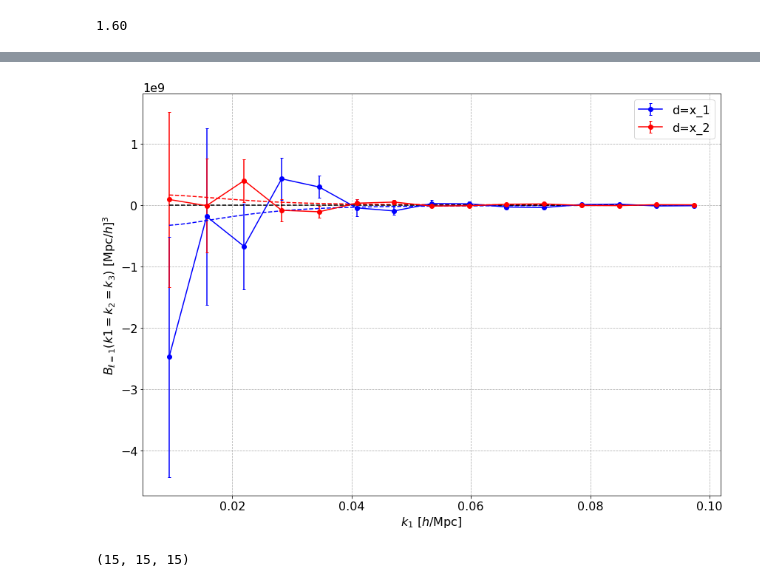
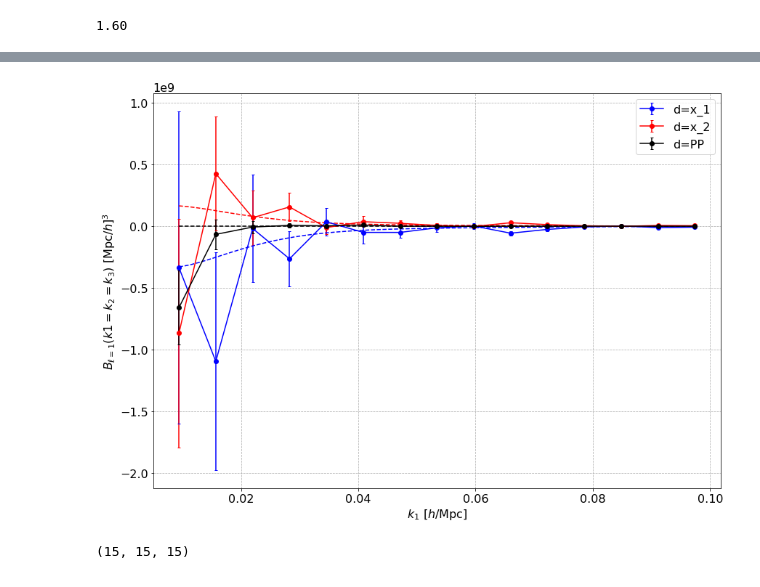
Before and after one commit to craddis1/PkBk, a Jupyter notebook: Notebooks/Bk_18_7_23.ipynb, the cells around one changed output, grey strips where cells are left out. Drawn from its saved outputs; the diff is of its cells as text; code cells hidden in the pictures.

```diff
--- a/Notebooks/Bk_18_7_23.ipynb
+++ b/Notebooks/Bk_18_7_23.ipynb
@@ -79,7 +79,7 @@ field_tmp = np.load(path + 'fields_CIC/' + realisation + '_' + red_info + '_' +
 %%time
 rfft=False
 order=2
-obs_pos=(500,500,0)
+obs_pos=(500,500,-500)
 grid_info = cgi.compute_survey(Nside,L,rfft,order,obs_pos)  # so call
 xi,xi_unorm,ki,k_mag,MAS,k_f,k_ny = grid_info
 # %% [output]
@@ -109,13 +109,13 @@ Number of FFTs used= 4 Number of iFFTs used= 30
 CPU times: user 38.5 s, sys: 1.22 s, total: 39.7 s
 Wall time: 5.33 s
 # %%
-bk_full = {
+"""bk_full = {
     'Cen' : {},#redshift space in centre
     '-500' : {},#z_obs
     '0':{},
     'PP' : {}, # PP with RSD
     'real': {}#real space
-    }
+    } """
 # %%
 #wrapper function for multiprocessing
 def bk_wrapper(inputs):
@@ -159,7 +159,6 @@ def bk_realisations(field,bk_dict,ls,rs,exorder,N_min,N_max,cores=1,chunksize=5)
             if l % 2 == 0:#if even
                 arr_mono = np.array([i.mono for i in result])#get array of values
 
-
     if key in bk_dict.keys(): # create array with extra zeros beyond which has already been computed
         bk_temp = np.zeros((N_max,*arr_bk.shape[1:]),dtype=np.complex64) #create empty arrays in dict to store bispectra
         bk_temp[N_min:N_max] = arr_bk # set new results
@@ -180,18 +179,18 @@ def bk_realisations(field,bk_dict,ls,rs,exorder,N_min,N_max,cores=1,chunksize=5)
 
     return bk_dict
 
-field = str(obs_pos[-1])#''PP'#real'#
+field = str(obs_pos[-1]) #'PP'#'real'#
 fieldadd = '_LOS='+field
-if field == 'real':
+if field == 'real': #real has a different naming convention for no reason
     fieldadd = ''
 
 ls = [1]
-rs = 'mid'#[0,0] #     #[0,0] can lead to it just doing endpoint despite exorder
-exorder = 'mid'#1 #0#
+rs = 'end'        #[0,0] #     #[0,0] can lead to it just doing endpoint despite exorder
+exorder = 'mid'   #0#1
 
 #for multiprocessing
-cores = 6
-chunksize = 5
+cores = 4
+chunksize = 2
 #update which dictionary as well as fields and ls,rs,exorder
-bk_full[field] = bk_realisations(fieldadd,bk_full[field],ls,rs,exorder,110,250,cores,chunksize)
+bk_full[field] = bk_realisations(fieldadd,bk_full[field],ls,rs,exorder,0,300,cores,chunksize)
 # %%
@@ -368,30 +380,33 @@ plt.legend()
 # %%
 #ok for equalateral stuff....
 plt.figure(figsize=(14,10))
 
-plot_full_eq(bk_full_avg['0']['l=1_end'][0],bk_full_err['0']['l=1_end'][0],'blue','d=x_1')
-plot_full_eq(bk_full_avg['0']['l=1_end'][1],bk_full_err['0']['l=1_end'][1],'red','d=x_2')
-#plot_full_eq(bk_full_avg['0']['l=1_end'][2],bk_full_err['0']['l=1_end'][2],'green','d=x_3')
+key_ = '0'
+davg = 560 #1010 #
+
+plot_full_eq(bk_full_avg[key_]['l=1_end'][0],bk_full_err[key_]['l=1_end'][0],'blue','d=x_1')
+plot_full_eq(bk_full_avg[key_]['l=1_end'][1],bk_full_err[key_]['l=1_end'][1],'red','d=x_2')
+#plot_full_eq(bk_full_avg[key_]['l=1_end'][2],bk_full_err[key_]['l=1_end'][2],'green','d=x_3')
 for j in range(50):
     for i in range(10):
         1#plt.plot(ks[i],bk_full['0']['l=1_[1, 0]'][j][0][i,i,i].imag,',',color='grey',alpha=1)
 
 #plane parralel
-#plot_full_eq(bk_full_avg['PP']['l=1_[0, 0]'],bk_full_err['PP']['l=1_[0, 0]'],'black','d=PP')
+plot_full_eq(bk_full_avg['PP']['l=1_[0, 0]'],bk_full_err['PP']['l=1_[0, 0]'],'black','d=PP')
 #plot mid
-#plot_full_eq(bk_full_avg['0']['l=1_mid'],bk_full_err['0']['l=1_mid'],'orange','d=mid')
+#plot_full_eq(bk_full_avg[key_]['l=1_mid'],bk_full_err[key_]['l=1_mid'],'orange','d=mid')
 
-plt.plot(k_eq,bk_wide_angle(k_eq,k_eq,theta_eq,0,0,b2=0,gamma2=0)/560,'--',color='blue')
-plt.plot(k_eq,bk_wide_angle(k_eq,k_eq,theta_eq,1,0,b2=0,gamma2=0)/560,'--',color='red')
-#plt.plot(k_eq,bk_wide_angle(k_eq,k_eq,theta_eq,0,1,b2=0,gamma2=0)/560,'--',color='green')
+plt.plot(k_eq,bk_wide_angle(k_eq,k_eq,theta_eq,0,0,b2=0,gamma2=0)/davg,'--',color='blue')
+plt.plot(k_eq,bk_wide_angle(k_eq,k_eq,theta_eq,1,0,b2=0,gamma2=0)/davg,'--',color='red')
+#plt.plot(k_eq,bk_wide_angle(k_eq,k_eq,theta_eq,0,1,b2=0,gamma2=0)/davg,'--',color='green')
 
 #for plotiing
 plt.xlabel('$ k_1 \,\,[h/\mathrm{Mpc}]$')
 plt.ylabel('$ B_{\ell=1}(k1=k_2=k_3) \,\,[\mathrm{Mpc}/h]^3$')
 plt.plot(ks,np.zeros_like(ks),'--', color='black')
 plt.grid(ls='--',lw=0.75)
 plt.legend()
 plt.savefig('Eqaulateral_dipole.png')
 # %% [output]
-[figure, old version]
+[figure, new version]
 # %%
```
Also changed, not shown: parts of 10 cells of this notebook, 4 other files.
